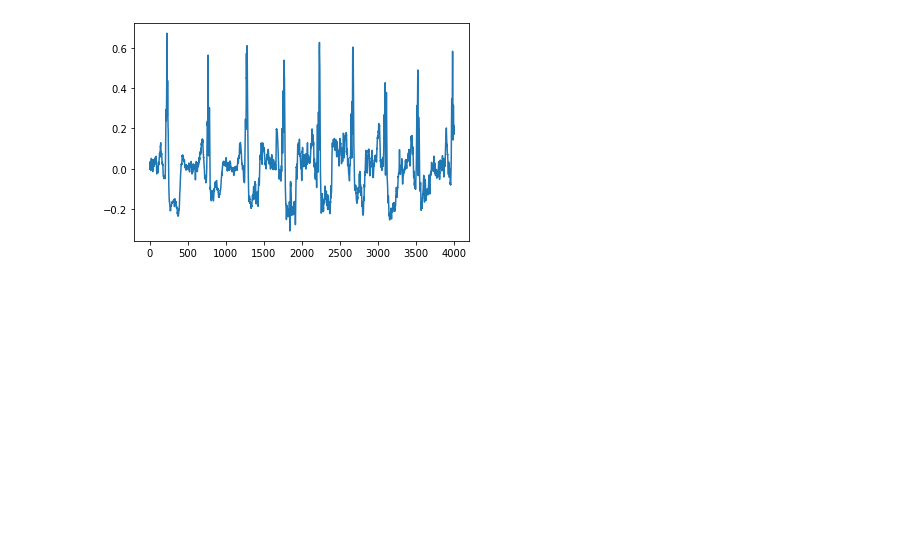
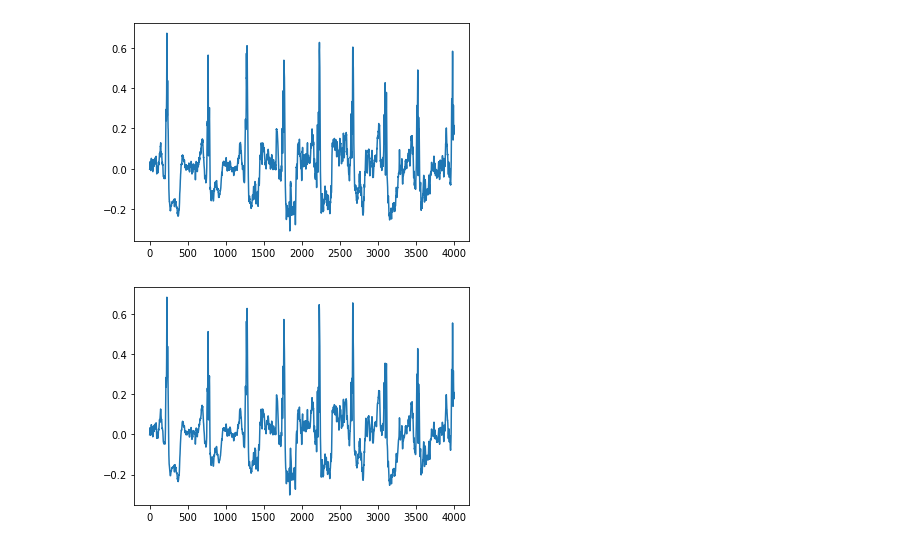
Before and after one commit to BorisWinter/Deep_ESN_Pedrelli, a Jupyter notebook: viz.ipynb, the cells around one changed output. Drawn from its saved outputs; the diff is of its cells as text; code cells hidden in the pictures; blank space fills up the shorter version.

```diff
--- a/viz.ipynb
+++ b/viz.ipynb
@@ -4,6 +4,6 @@ import matplotlib.pyplot as plt
 import pandas as pd
 import os
 # %%
+# load csv files into pandas dataframes
 results = pd.read_csv('results_ECG.csv', sep=",")
-
-targets = pd.read_csv('results_ECG.csv', sep=",")
+targets = pd.read_csv('targets_ECG.csv', sep=",")
@@ -63 +69,4 @@ for out in outputs_std:
+# %%
+# conversion for targets
+orig_signal = make_arr("test_targets")
 # %%
@@ -70,3 +79,8 @@ plt.plot(out_std_mat[1000])
 plt.show()
 # %% [output]
 [figure]
+# %%
+plt.plot(orig_signal[0])
+plt.show()
+# %% [output]
+[figure, added]
```
Also changed, not shown: parts of 7 cells of this notebook.
